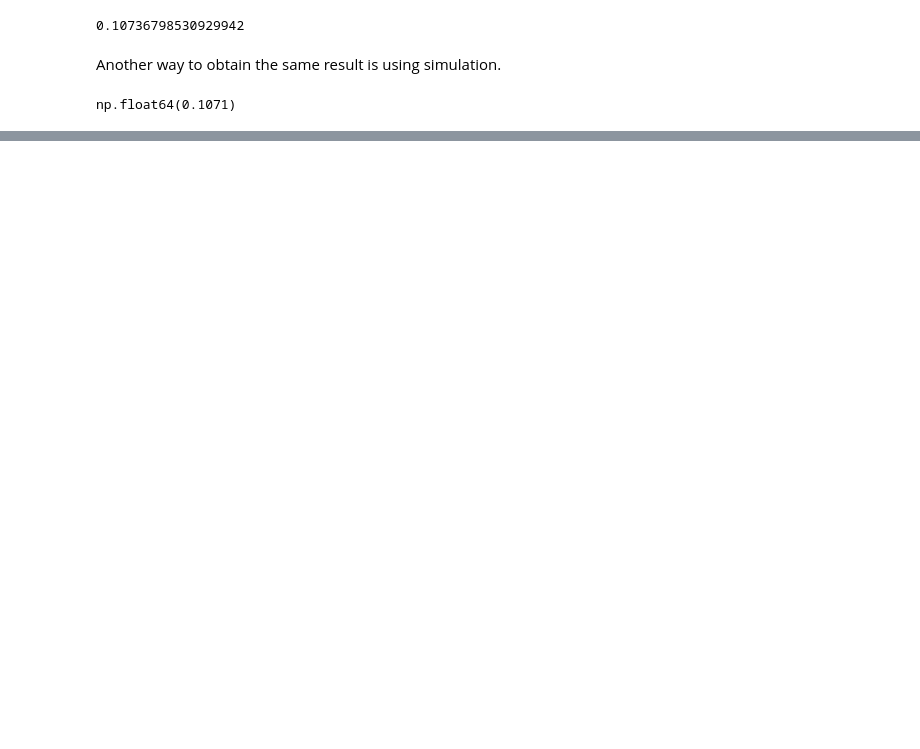
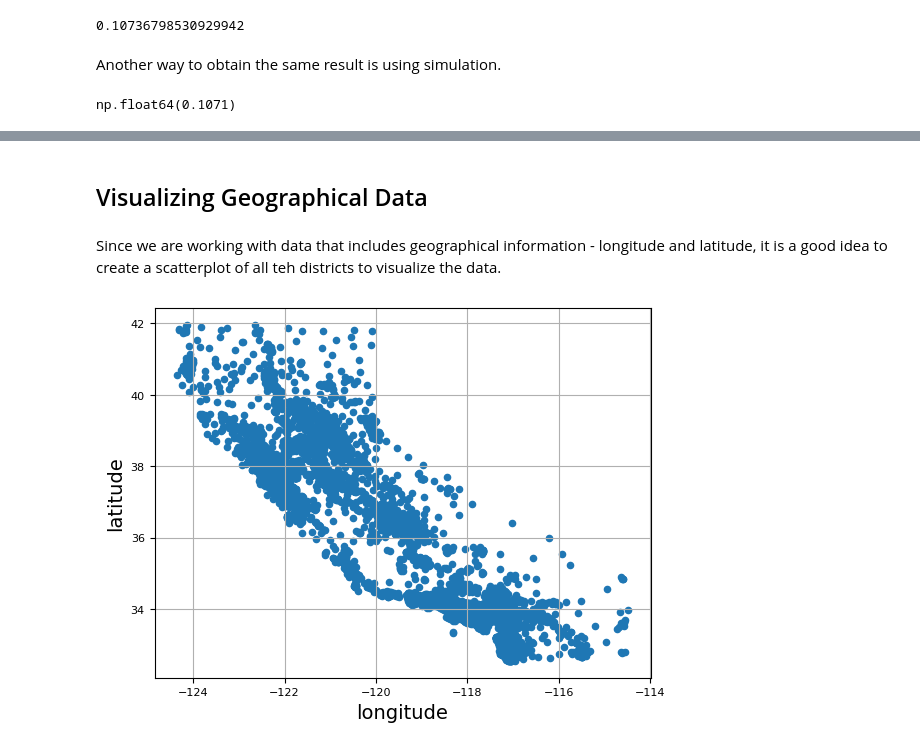
Before and after one commit to PawelMizura/Hands-On_ML, a Jupyter notebook: project_notebook.ipynb, the cells around one changed output, grey strips where cells are left out. Cells and saved outputs as stored; diff of their text form; code cells hidden in the pictures; blank space fills up the shorter version.

Commit message:
make data visualizations

```diff
--- a/project_notebook.ipynb
+++ b/project_notebook.ipynb
@@ -279,0 +286,12 @@ np.float64(0.1071)
+# %%
+# Making a copy of the training dataset
+housing = strat_train_set.copy()
+# %% [markdown]
+## Visualizing Geographical Data
+# %% [markdown]
+Since we are working with data that includes geographical information - longitude and latitude, it is a good idea to create a scatterplot of all teh districts to visualize the data.
+# %%
+housing.plot(kind="scatter", x="longitude", y="latitude", grid=True)
+plt.show()
+# %% [output]
+[figure, added]
```
Also changed, not shown: parts of 25 cells of this notebook.
